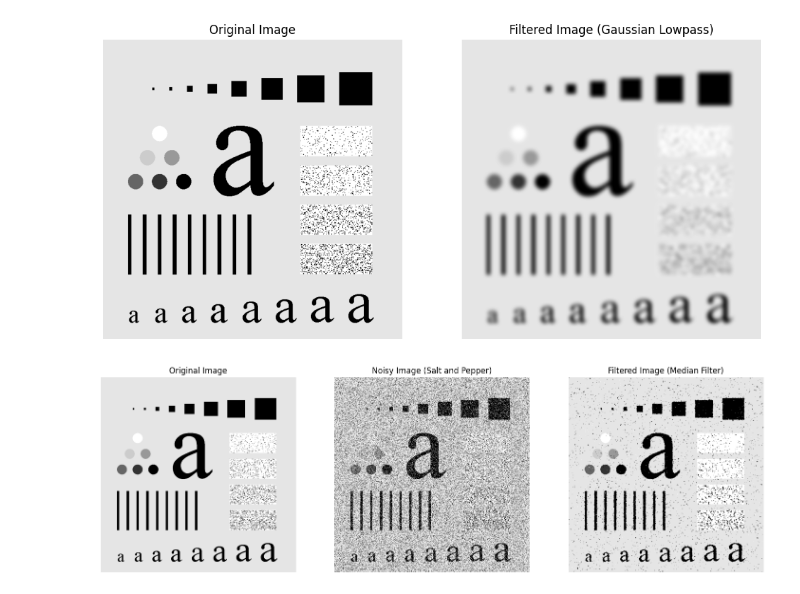
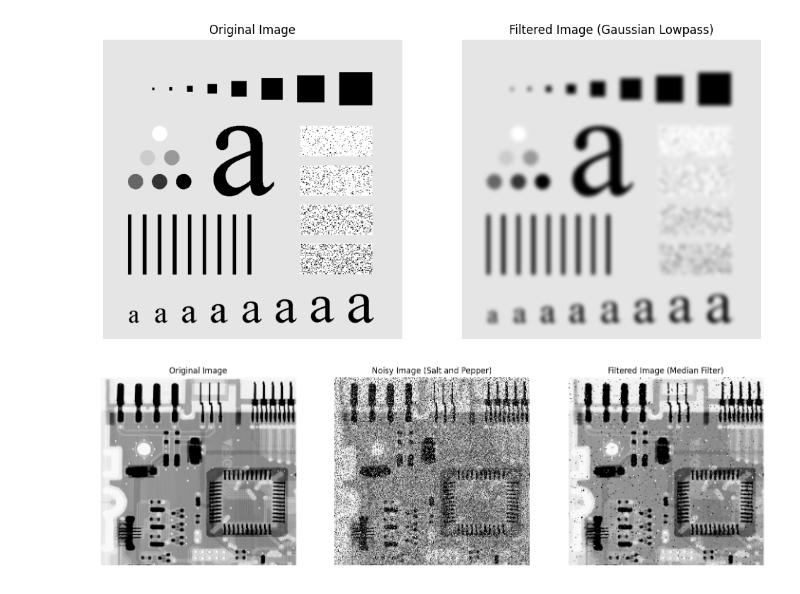
Before and after one commit to Hajar-Medhat/image-processing-study, a Jupyter notebook: assignment2.ipynb, the cells around one changed output. Saved outputs shown, nothing was run; the diff lists cells and outputs as text; code cells hidden in the pictures.

```diff
--- a/assignment2.ipynb
+++ b/assignment2.ipynb
@@ -82,7 +82,7 @@ def add_salt_and_pepper_noise(image, salt_prob, pepper_prob):
     return noisy_image
 
 # Load the image
-image_path = 'Fig0441(a)(characters_test_pattern).png'  # Change this to your image path
+image_path = 'Fig0507(a)(ckt-board-orig).png'  # Change this to your image path
 image = io.imread(image_path)
 
 # Convert RGBA to RGB, if necessary
@@ -100,31 +100,31 @@ noisy_image = add_salt_and_pepper_noise(image, salt_prob, pepper_prob)
 # Create Gaussian lowpass filter
 filter_size = 21  # Size of the filter (must be odd)
 sigma = 5  # Standard deviation
 g_filter = gaussian_lowpass_filter(filter_size, sigma)
 
 # Apply the Gaussian filter to the noisy image
 filtered_gaussian = convolve(noisy_image, g_filter, mode='reflect')
 
 # Apply median filtering to the noisy image
 filtered_median = median_filter(noisy_image, size=3)  # Use a 3x3 median filter
 
 # Display the original, noisy, and filtered images
 plt.figure(figsize=(18, 6))
 plt.subplot(1, 3, 1)
 plt.imshow(image, cmap='gray')
 plt.title('Original Image')
 plt.axis('off')
 
 plt.subplot(1, 3, 2)
 plt.imshow(noisy_image, cmap='gray')
 plt.title('Noisy Image (Salt and Pepper)')
 plt.axis('off')
 
 plt.subplot(1, 3, 3)
 plt.imshow(filtered_median, cmap='gray')
 plt.title('Filtered Image (Median Filter)')
 plt.axis('off')
 
 plt.show()
 # %% [output]
-[figure, old version]
+[figure, new version]
```
